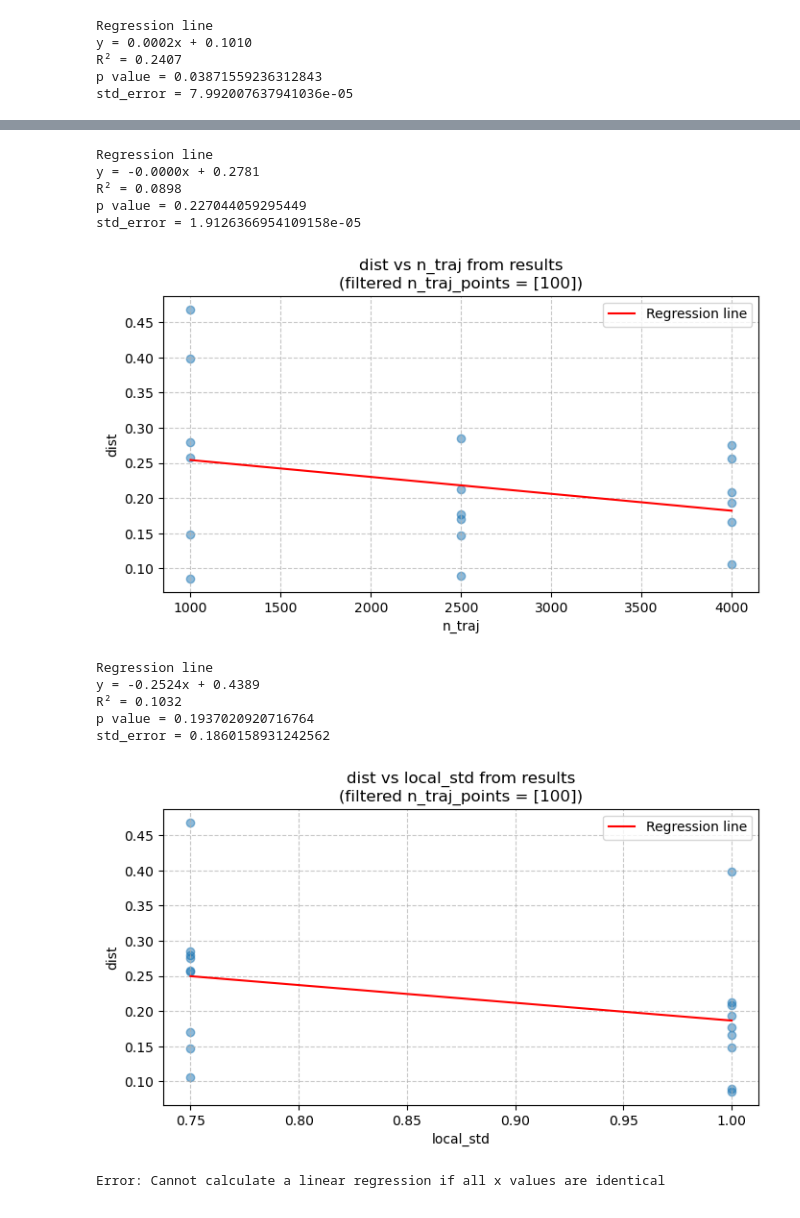
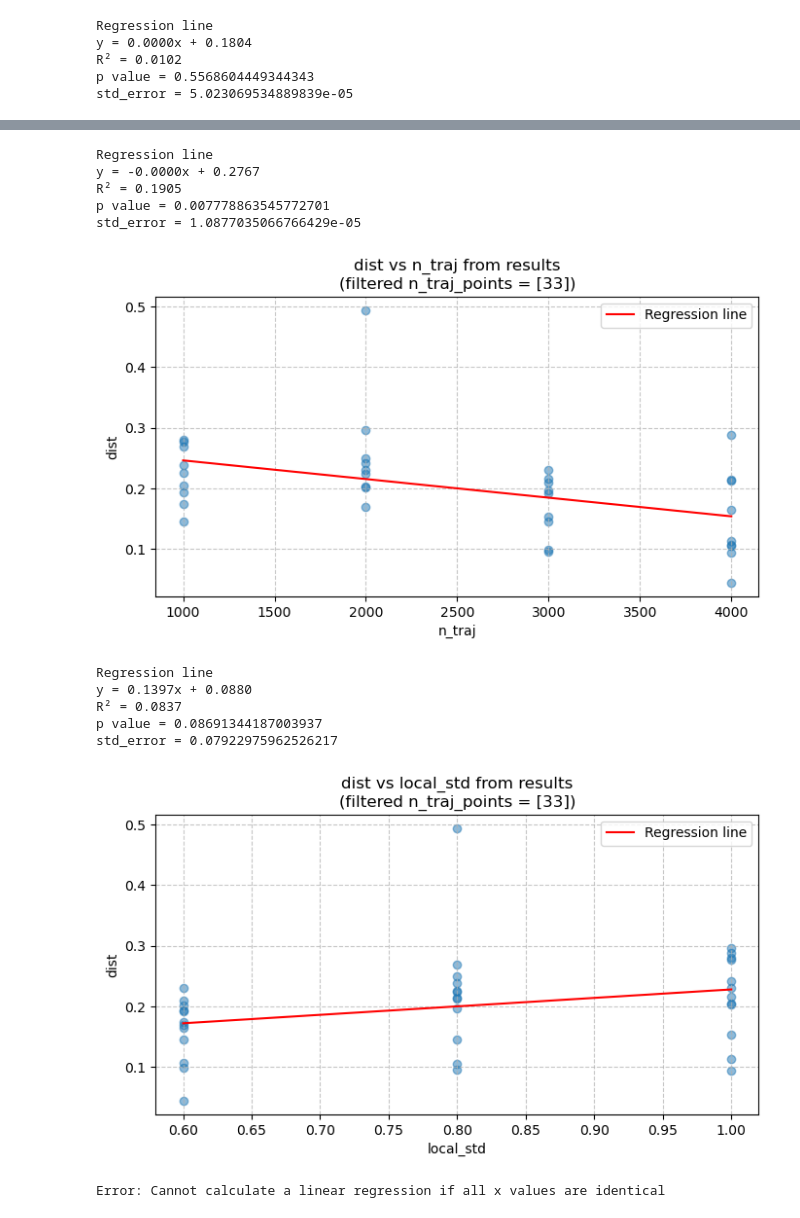
Before and after one commit to Gianmarco-Sarnelli/STL_explainability, a Jupyter notebook: Results_new.ipynb, the cells around one changed output, grey strips where cells are left out. Cells and saved outputs as stored; diff of their text form; code cells hidden in the pictures.

```diff
--- a/Results_new.ipynb
+++ b/Results_new.ipynb
@@ -106,17 +106,17 @@ std_error = 8.849109877813228e-06
 # %%
-test_name = "New_everything"
+test_name = "one"
 y_column = "dist"
 table_name = "results"
 params = ["n_psi_added", "n_traj", "local_std", "n_traj_points"]
 
 z_column = "n_traj_points"
-focus = [100]
+focus = [11]
 
 for x_column in params:
     plot_database_columns(test_name, x_column, y_column, table_name, z_column=z_column, focus=focus)
 # %% [output]
 Regression line
-y = 0.0002x + 0.1010
-R² = 0.2407
-p value = 0.03871559236312843
-std_error = 7.992007637941036e-05
+y = 0.0000x + 0.1804
+R² = 0.0102
+p value = 0.5568604449344343
+std_error = 5.023069534889839e-05
@@ -124,13 +124,13 @@ std_error = 7.992007637941036e-05
 Regression line
-y = -0.0000x + 0.2781
-R² = 0.0898
-p value = 0.227044059295449
-std_error = 1.9126366954109158e-05
+y = -0.0000x + 0.2767
+R² = 0.1905
+p value = 0.007778863545772701
+std_error = 1.0877035066766429e-05
-[figure, old version]
+[figure, new version]
 Regression line
-y = -0.2524x + 0.4389
-R² = 0.1032
-p value = 0.1937020920716764
-std_error = 0.1860158931242562
+y = 0.1397x + 0.0880
+R² = 0.0837
+p value = 0.08691344187003937
+std_error = 0.07922975962526217
-[figure, old version]
+[figure, new version]
 Error: Cannot calculate a linear regression if all x values are identical
```
Also changed, not shown: parts of 2 cells of this notebook, 4 other files.
